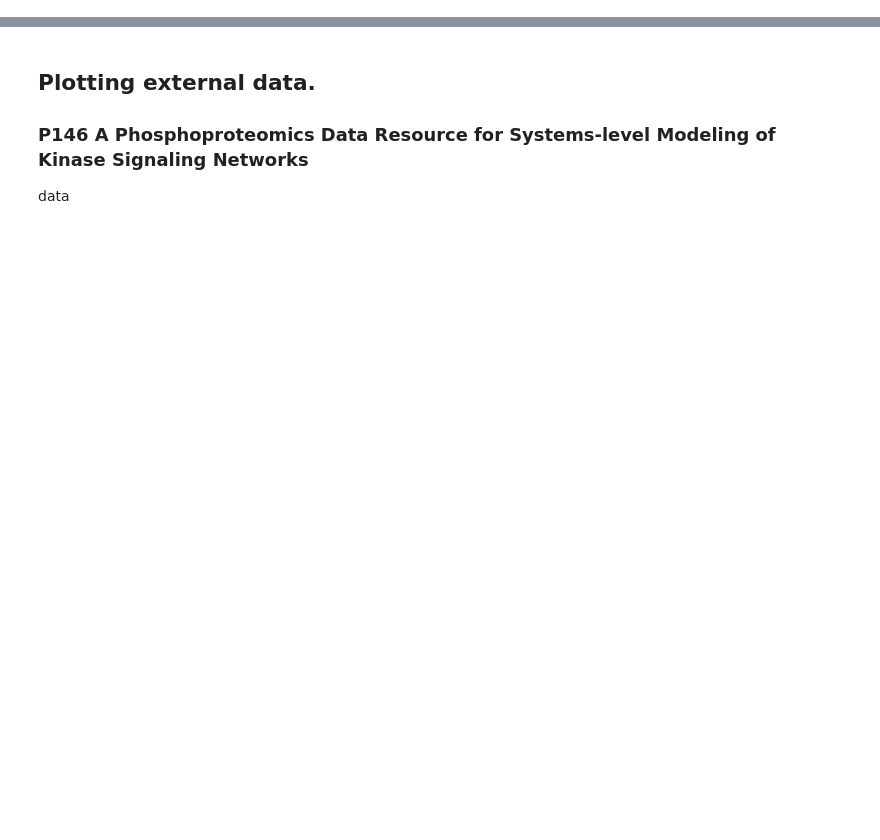
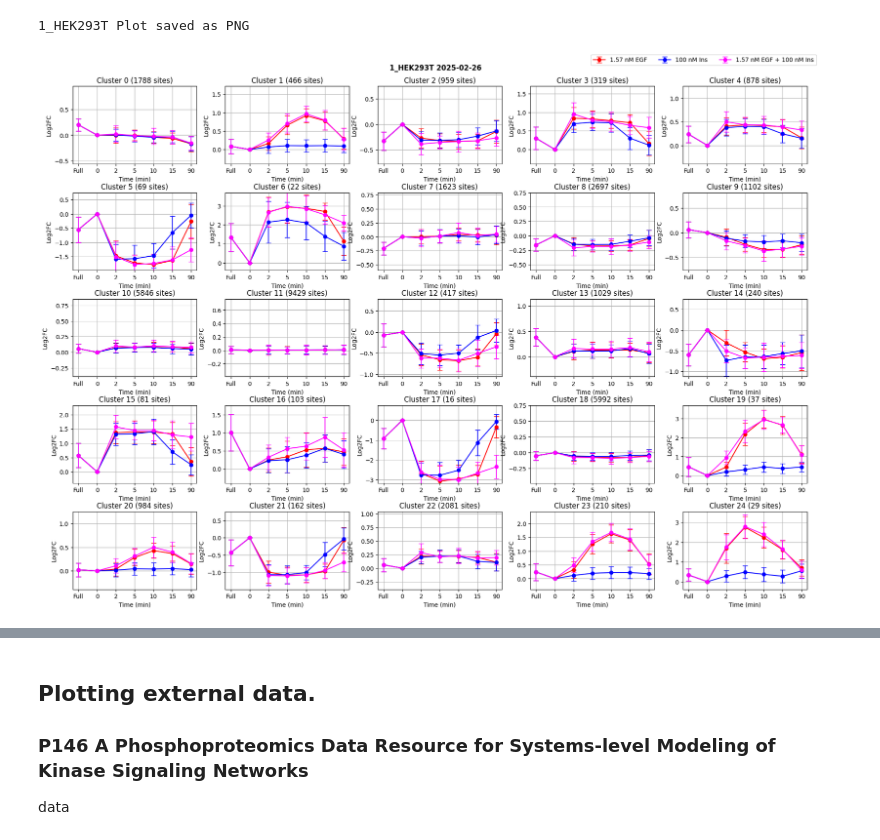
Before and after one commit to IgnacioNavas/TMT_Data_analysis, a Jupyter notebook: Plotting_data.ipynb, the cells around one changed output, grey strips where cells are left out. Saved outputs shown, nothing was run; the diff lists cells and outputs as text; code cells hidden in the pictures; blank space fills up the shorter version.

```diff
--- a/Plotting_data.ipynb
+++ b/Plotting_data.ipynb
@@ -446,0 +144,15 @@ data_frame.loc[data_frame["prot_name"] == ("MAPK3")]
+# %%
+df_1_HME1 = pd.read_excel("Experiment/1_hTERT_HME1/Results/tslearn_Clusters/25_clusters/1_hTERT_HME1_Full_dataset_25_clusters.xlsx")
+df_2_HME1 = pd.read_excel("Experiment/2_hTERT_HME1/Results/tslearn_Clusters/25_clusters/2_hTERT_HME1_Full_dataset_25_clusters.xlsx")
+df_1_HEK = pd.read_excel("Experiment/1_HEK293T/Results/tslearn_Clusters/25_clusters/1_HEK293T_Full_dataset_25_clusters.xlsx")
+# %%
+warnings.filterwarnings('ignore')
+
+clusters_plot(df=df_1_HEK,
+              legend=['1.57 nM EGF', '100 nM Ins', '1.57 nM EGF + 100 nM Ins'],
+              saving_path="./", cluster_name = "1_HEK293T",
+              saving_info="1_HEK293T",
+              save_pdf=False, save_png=True, plot_close=False, fit_y_lims=False)
+# %% [output]
+1_HEK293T Plot saved as PNG
+[figure, added]
```
Also changed, not shown: parts of 17 cells of this notebook, 13 other files.
